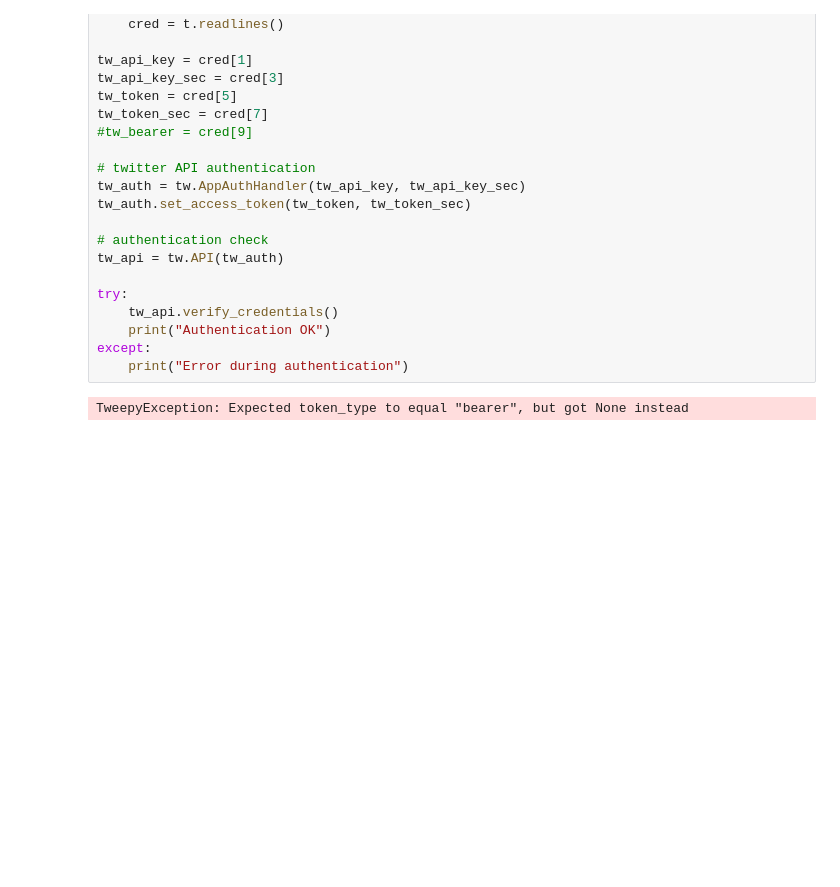
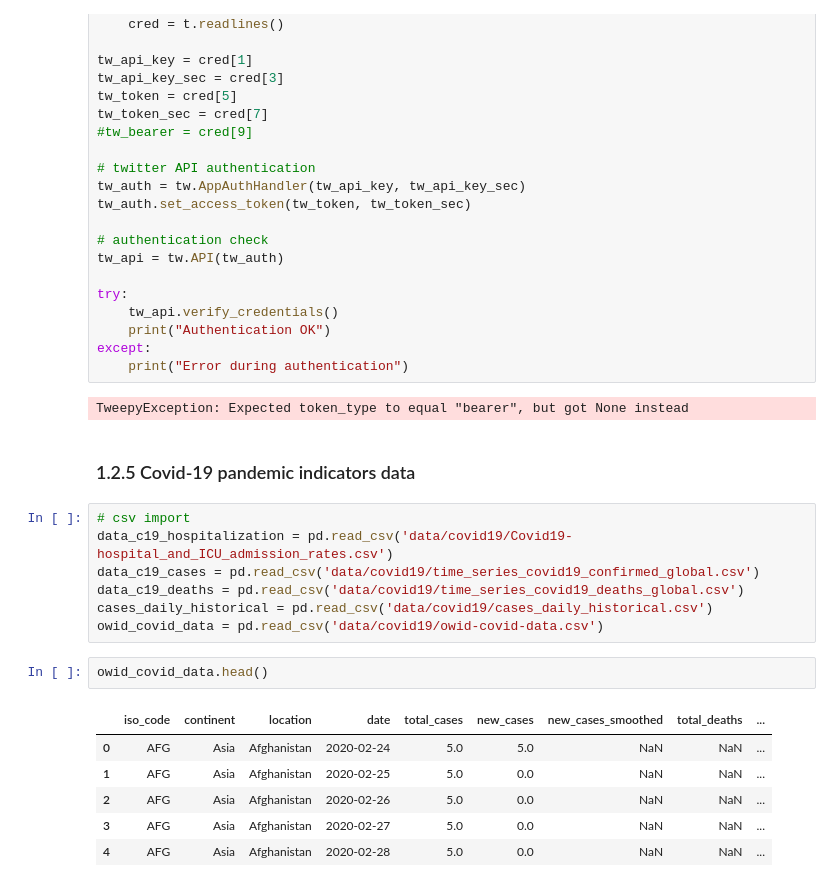
Before and after one commit to KevinSpurk/P03-how-to-predict-a-pandemic, a Jupyter notebook: P03_predict_covid19.ipynb, the cells around one changed output. Saved outputs shown, nothing was run; the diff lists cells and outputs as text; blank space fills up the shorter version.

Commit message:
fb data imports, structure

```diff
--- a/P03_predict_covid19.ipynb
+++ b/P03_predict_covid19.ipynb
@@ -294,3 +161,21 @@ except:
     print("Error during authentication")
 # %% [output]
 TweepyException: Expected token_type to equal "bearer", but got None instead
+# %% [markdown]
+### 1.2.5 Covid-19 pandemic indicators data
+# %%
+# csv import
+data_c19_hospitalization = pd.read_csv('data/covid19/Covid19-hospital_and_ICU_admission_rates.csv')
+data_c19_cases = pd.read_csv('data/covid19/time_series_covid19_confirmed_global.csv')
+data_c19_deaths = pd.read_csv('data/covid19/time_series_covid19_deaths_global.csv')
+cases_daily_historical = pd.read_csv('data/covid19/cases_daily_historical.csv')
+owid_covid_data = pd.read_csv('data/covid19/owid-covid-data.csv')
+# %%
+owid_covid_data.head()
+# %% [output]
+|  | iso_code | continent | location | date | total_cases | new_cases | new_cases_smoothed | total_deaths | ... |
+| 0 | AFG | Asia | Afghanistan | 2020-02-24 | 5.0 | 5.0 | NaN | NaN | ... |
+| 1 | AFG | Asia | Afghanistan | 2020-02-25 | 5.0 | 0.0 | NaN | NaN | ... |
+| 2 | AFG | Asia | Afghanistan | 2020-02-26 | 5.0 | 0.0 | NaN | NaN | ... |
+| 3 | AFG | Asia | Afghanistan | 2020-02-27 | 5.0 | 0.0 | NaN | NaN | ... |
+| 4 | AFG | Asia | Afghanistan | 2020-02-28 | 5.0 | 0.0 | NaN | NaN | ... |
```
Also changed, not shown: parts of 30 cells of this notebook, 1 other file.
